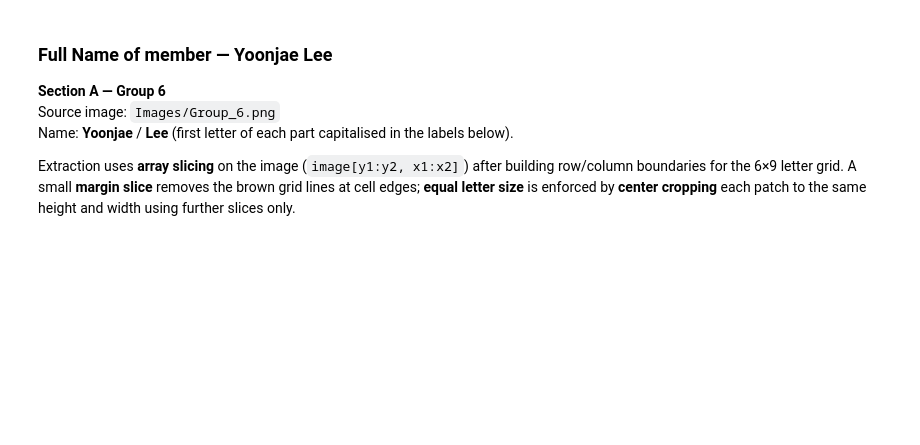
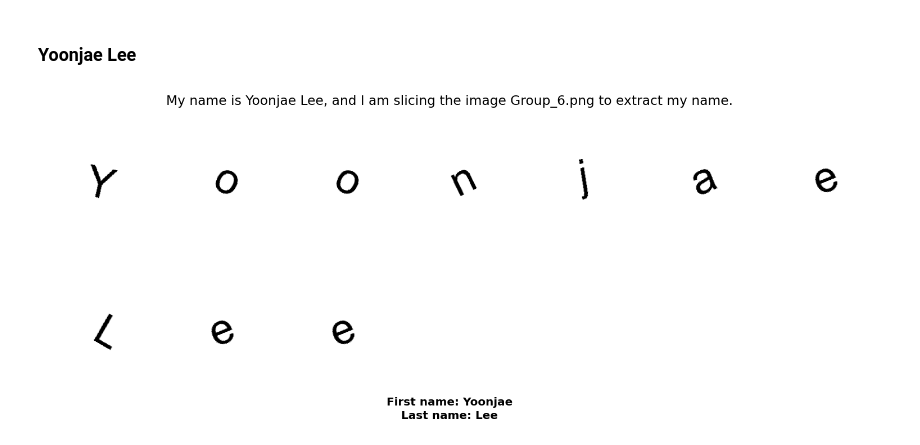
Before and after one commit to Yoonjae7/FAI-coursework, a Jupyter notebook: SectionA_Yoonjae.ipynb, the cells around one changed output. Saved outputs shown, nothing was run; the diff lists cells and outputs as text; code cells hidden in the pictures; blank space fills up the shorter version.

Commit message:
SectionA_Yoonjae: align with group style, embedded figure output

```diff
--- a/SectionA_Yoonjae.ipynb
+++ b/SectionA_Yoonjae.ipynb
@@ -1,11 +1,5 @@
-# %% [markdown]
-### Full Name of member — Yoonjae Lee
-
-**Section A — Group 6**
-Source image: `Images/Group_6.png`
-Name: **Yoonjae** / **Lee** (first letter of each part capitalised in the labels below).
-
-Extraction uses **array slicing** on the image (`image[y1:y2, x1:x2]`) after building row/column boundaries for the 6×9 letter grid. A small **margin slice** removes the brown grid lines at cell edges; **equal letter size** is enforced by **center cropping** each patch to the same height and width using further slices only.
+# %% [markdown]
+### Yoonjae Lee
 # %%
 from pathlib import Path
 
@@ -99,0 +61,31 @@ show_name_row("ii. Last name", "Last name: Lee", last_letters)
+# %%
+# One figure: two rows (first name, then last name), like the assignment example
+fig = plt.figure(figsize=(16, 5))
+gs = fig.add_gridspec(2, 7, height_ratios=[1, 1], hspace=0.45, top=0.88, bottom=0.12)
+
+fig.suptitle(
+    "My name is Yoonjae Lee, and I am slicing the image Group_6.png to extract my name.",
+    fontsize=14,
+)
+
+for i, patch in enumerate(first_letters):
+    ax = fig.add_subplot(gs[0, i])
+    ax.imshow(np.clip(patch, 0, 255).astype(np.uint8))
+    ax.axis("off")
+
+for i, patch in enumerate(last_letters):
+    ax = fig.add_subplot(gs[1, i])
+    ax.imshow(np.clip(patch, 0, 255).astype(np.uint8))
+    ax.axis("off")
+
+for j in range(len(last_letters), 7):
+    ax = fig.add_subplot(gs[1, j])
+    ax.axis("off")
+
+fig.text(0.5, 0.06, "First name: Yoonjae", ha="center", fontsize=12, fontweight="bold")
+fig.text(0.5, 0.02, "Last name: Lee", ha="center", fontsize=12, fontweight="bold")
+
+plt.subplots_adjust(wspace=0.08)
+plt.show()
+# %% [output]
+[figure, added]
```
Also changed, not shown: parts of 1 cell of this notebook.
